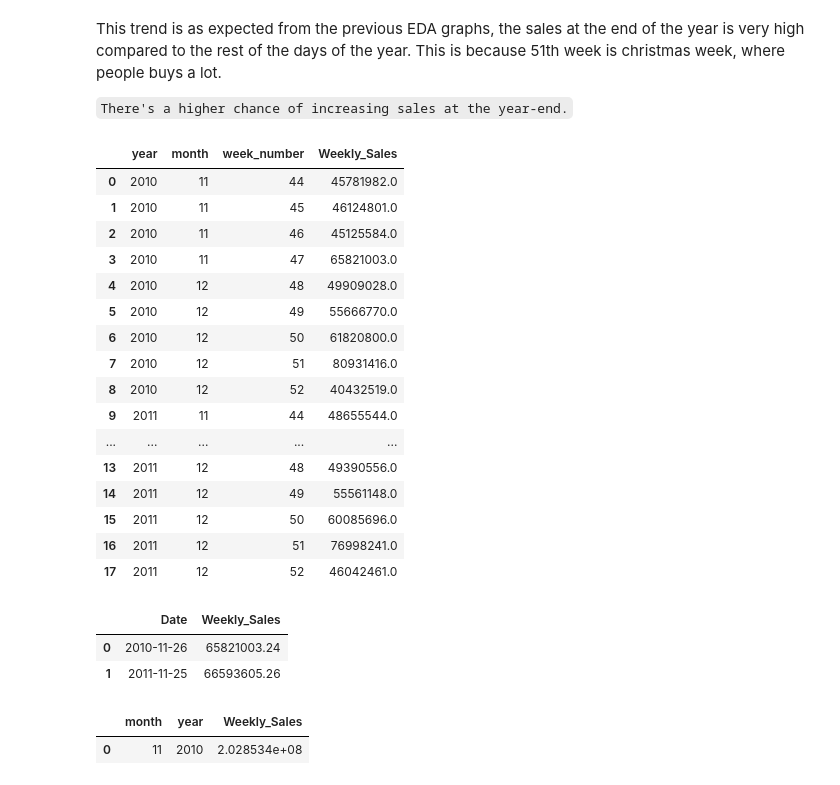
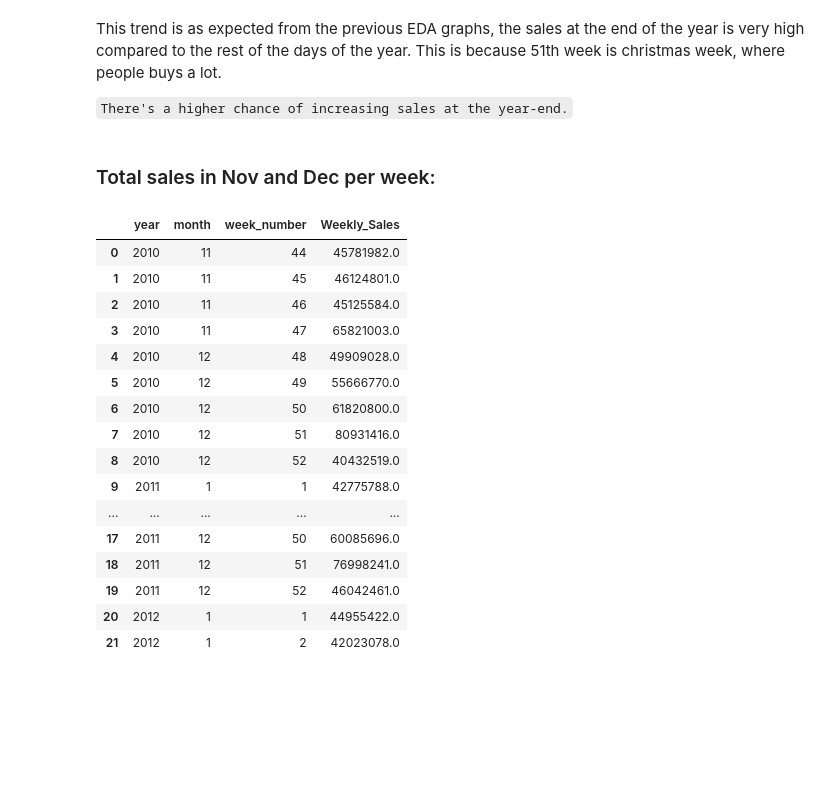
Before and after one commit to bdk-333/Walmart-Sales-Analysis, a Jupyter notebook: notebooks/03_kpi_definition_calculation.ipynb, the cells around one changed output. Cells and saved outputs as stored; diff of their text form; code cells hidden in the pictures; blank space fills up the shorter version.

```diff
--- a/notebooks/03_kpi_definition_calculation.ipynb
+++ b/notebooks/03_kpi_definition_calculation.ipynb
@@ -60,35 +60,26 @@ plt.show()
 This trend is as expected from the previous EDA graphs, the sales at the end of the year is very high compared to the rest of the days of the year. This is because 51th week is christmas week, where people buys a lot.
 
 `There's a higher chance of increasing sales at the year-end.`
+# %% [markdown]
+### Total sales in Nov and Dec per week:
 # %%
-later_week_sales = df[df['week_number'].isin([44, 45, 46, 47, 48, 49, 50, 51, 52])][['year', 'month', 'week_number', 'Weekly_Sales']].groupby(['year', 'month', 'week_number']).sum().reset_index().round()
+later_week_sales = df[df['week_number'].isin([1, 2, 44, 45, 46, 47, 48, 49, 50, 51, 52])][['year', 'month', 'week_number', 'Weekly_Sales']].groupby(['year', 'month', 'week_number']).sum().reset_index().round()
 later_week_sales
 # %% [output]
 |  | year | month | week_number | Weekly_Sales |
 | 0 | 2010 | 11 | 44 | 45781982.0 |
 | 1 | 2010 | 11 | 45 | 46124801.0 |
 | 2 | 2010 | 11 | 46 | 45125584.0 |
 | 3 | 2010 | 11 | 47 | 65821003.0 |
 | 4 | 2010 | 12 | 48 | 49909028.0 |
 | 5 | 2010 | 12 | 49 | 55666770.0 |
 | 6 | 2010 | 12 | 50 | 61820800.0 |
 | 7 | 2010 | 12 | 51 | 80931416.0 |
 | 8 | 2010 | 12 | 52 | 40432519.0 |
-| 9 | 2011 | 11 | 44 | 48655544.0 |
+| 9 | 2011 | 1 | 1 | 42775788.0 |
 | ... | ... | ... | ... | ... |
-| 13 | 2011 | 12 | 48 | 49390556.0 |
-| 14 | 2011 | 12 | 49 | 55561148.0 |
-| 15 | 2011 | 12 | 50 | 60085696.0 |
-| 16 | 2011 | 12 | 51 | 76998241.0 |
-| 17 | 2011 | 12 | 52 | 46042461.0 |
+| 17 | 2011 | 12 | 50 | 60085696.0 |
+| 18 | 2011 | 12 | 51 | 76998241.0 |
+| 19 | 2011 | 12 | 52 | 46042461.0 |
+| 20 | 2012 | 1 | 1 | 44955422.0 |
+| 21 | 2012 | 1 | 2 | 42023078.0 |
-# %%
-df[df['Holiday_Event'] == 'Thanksgiving Week'][['Date', 'Weekly_Sales']].groupby('Date').sum().reset_index()
-# %% [output]
-|  | Date | Weekly_Sales |
-| 0 | 2010-11-26 | 65821003.24 |
-| 1 | 2011-11-25 | 66593605.26 |
-# %%
-df[(df['month'] == 11) & (df['year'] == 2010)][['month', 'year', 'Weekly_Sales']].groupby(['month', 'year']).sum().reset_index()
-# %% [output]
-|  | month | year | Weekly_Sales |
-| 0 | 11 | 2010 | 2.028534e+08 |
```
Also changed, not shown: parts of 2 cells of this notebook.
